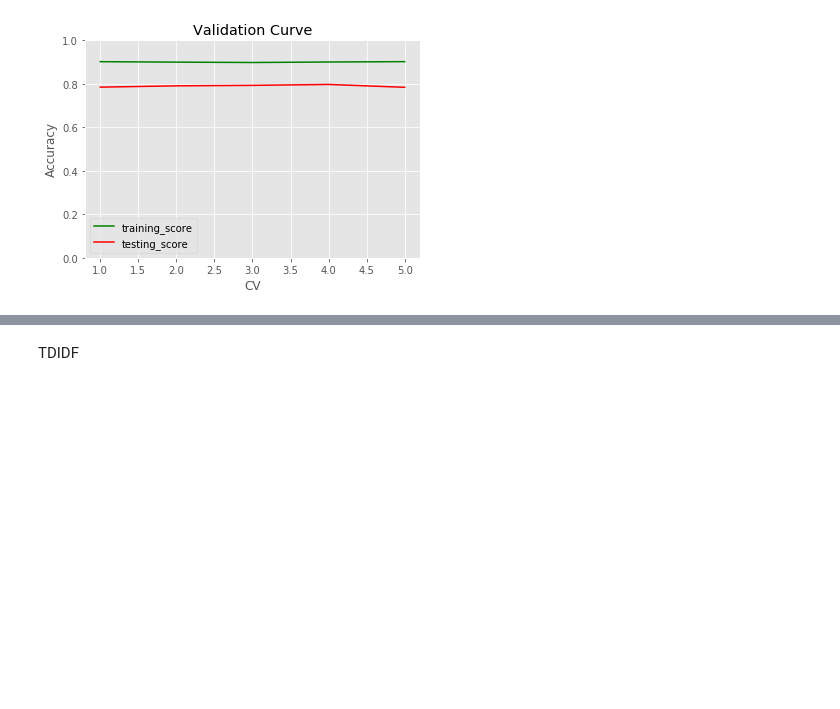
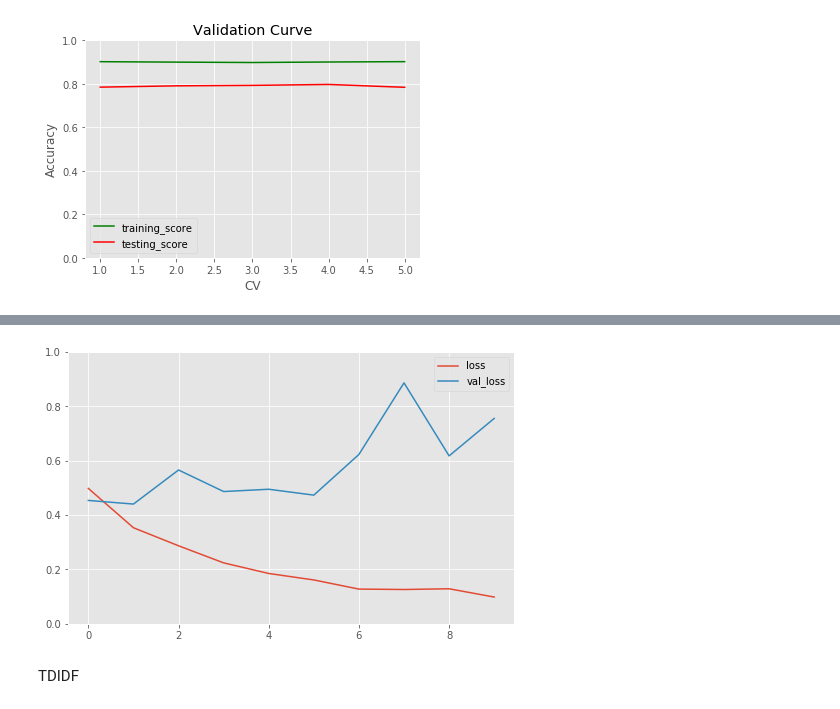
Before and after one commit to keenborder786/Small-Data-Science-Projects, a Jupyter notebook: Humour of Tweets/Main_Kernel.ipynb, the cells around one changed output, grey strips where cells are left out. Cells and saved outputs as stored; diff of their text form; code cells hidden in the pictures; blank space fills up the shorter version.

```diff
--- a/Humour of Tweets/Main_Kernel.ipynb
+++ b/Humour of Tweets/Main_Kernel.ipynb
@@ -51,6 +52,7 @@ def Countvector(X,y):
     return cv.fit_transform(X)
 # %%
 def Tfidf(X,y):
+    global cv
     cv=TfidfVectorizer()
     return cv.fit_transform(X)
 # %%
@@ -291,3 +293,15 @@ The 'normed' kwarg was deprecated in Matplotlib 2.1 and will be removed in 3.1.
   alternative="'density'", removal="3.1")
 [figure]
 [figure]
+# %%
+from tensorflow import keras
+clf = keras.Sequential([
+    keras.layers.Dense(128, input_shape=(X_transformed.shape[1],), activation="relu"),
+    keras.layers.Dropout(0.2),
+    keras.layers.Dense(256, input_shape=(X_transformed.shape[0],X_transformed.shape[1]), activation="relu"),
+    keras.layers.Dropout(0.2),
+    keras.layers.Dense(128, input_shape=(X_transformed.shape[0],X_transformed.shape[1]), activation="relu"),
+    keras.layers.Dropout(0.2),
+    keras.layers.Dense(2, activation="softmax")
+])
+clf.summary()
@@ -293,0 +326,6 @@ The 'normed' kwarg was deprecated in Matplotlib 2.1 and will be removed in 3.1.
+# %%
+clf.compile(loss="sparse_categorical_crossentropy",
+optimizer="adam")
+X_train, X_valid, y_train, y_valid = train_test_split(X_transformed, y,test_size=0.33,random_state=42)
+history = clf.fit(X_train, y_train, epochs=10,validation_data=(X_valid, y_valid))
+clf.save("my_keras_model_cv.h5")
@@ -294,3 +350,10 @@ The 'normed' kwarg was deprecated in Matplotlib 2.1 and will be removed in 3.1.
+# %%
+pd.DataFrame(history.history).plot(figsize=(8, 5))
+plt.grid(True)
+plt.gca().set_ylim(0, 1) # set the vertical range to [0-1]
+plt.show()
+# %% [output]
+[figure, added]
 # %% [markdown]
 TDIDF
 # %%
```
Also changed, not shown: parts of 11 cells of this notebook, 3 other files.
